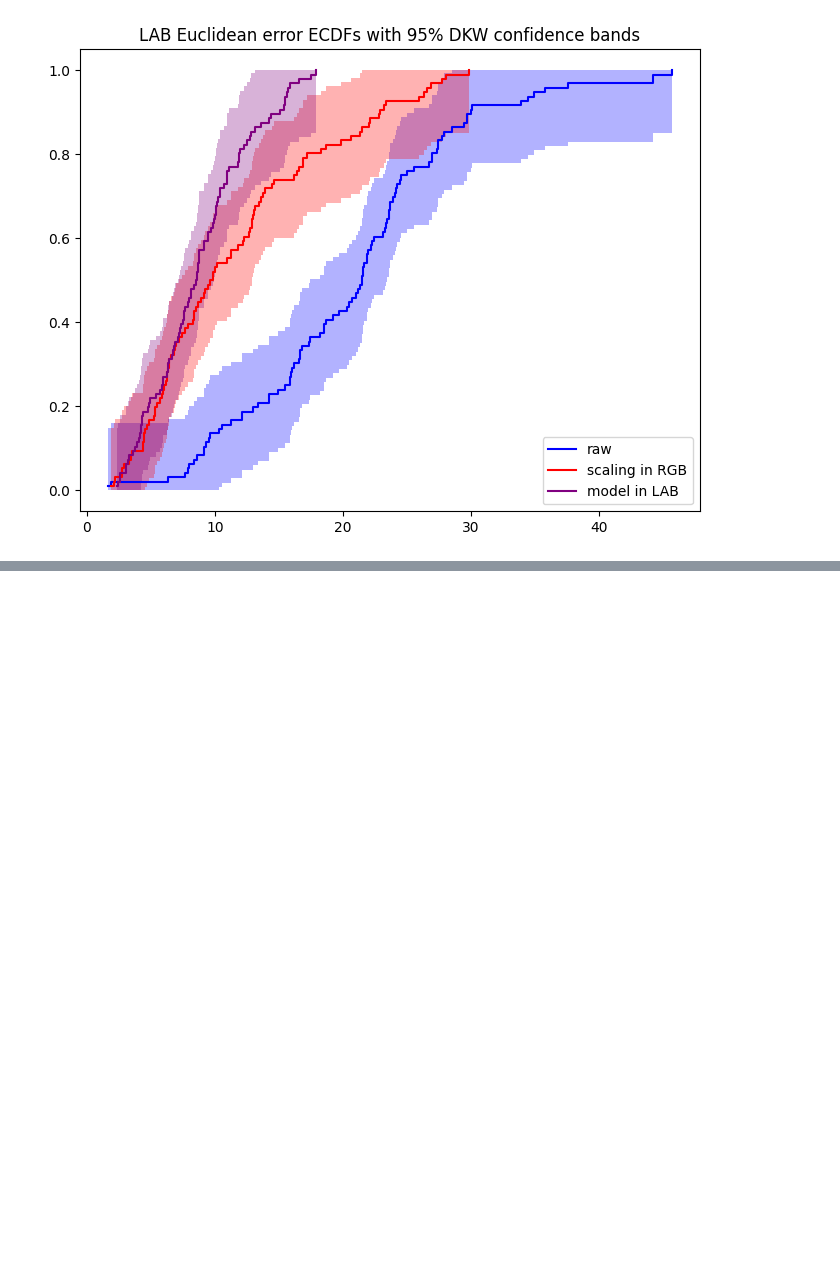
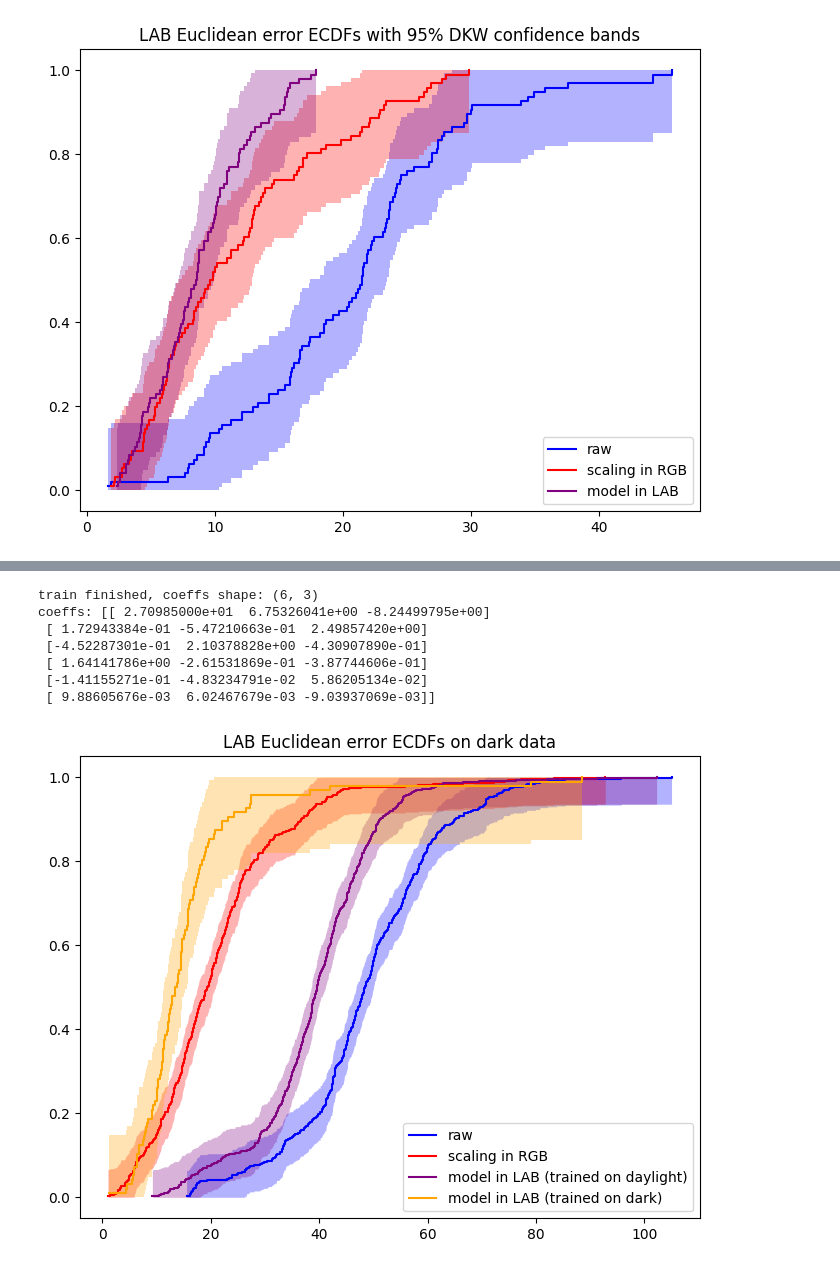
Before and after one commit to takiisme/Colormeter, a Jupyter notebook: presentation.ipynb, the cells around one changed output, grey strips where cells are left out. Saved outputs shown, nothing was run; the diff lists cells and outputs as text; code cells hidden in the pictures; blank space fills up the shorter version.

Commit message:
doc: add to presentation the results on extreme lighting conditions

```diff
--- a/presentation.ipynb
+++ b/presentation.ipynb
@@ -233,0 +243,72 @@ plt.show()
+# %%
+# Scaling and model (trained on daylight data) applied to dark data
+df_dark1 = load_data("Data/Tai4.json")
+df_dark1["lighting_condition"] = "dark"
+df_dark2 = load_data("Data/Zhi3.json")
+df_dark2["lighting_condition"] = "dark"
+
+df_dark = pd.concat([df_dark1, df_dark2], ignore_index=True)
+for prefix in ["color_r4_", "gt__"]:
+    df_dark = convert_rgb_cols(df_dark, prefix, to=ColorSpace.HSV)
+    df_dark = convert_rgb_cols(df_dark, prefix, to=ColorSpace.LAB)
+
+# Scaling applied to dark data
+df_dark_scaling = corrector_scaling.apply_correction(df_dark.copy())
+for prefix in ["color_r4_", "gt__", "correction_r4_"]:
+    # df_dark_scaling = convert_rgb_cols(df_dark_scaling, prefix, to=ColorSpace.HSV)
+    df_dark_scaling = convert_rgb_cols(df_dark_scaling, prefix, to=ColorSpace.LAB)
+
+# Model trained on daylight data applied to dark data
+df_dark_model_lab = corrector_model_lab.apply_correction(df_dark.copy())
+for prefix in ["color_r4_", "gt__"]:
+    # df_dark_model_lab = convert_rgb_cols(df_dark_model_lab, prefix, to=ColorSpace.HSV)
+    df_dark_model_lab = convert_rgb_cols(df_dark_model_lab, prefix, to=ColorSpace.LAB)
+
+# Train a model in LAB space on dark data
+corrector_dark_model_lab = CorrectionByModel(space=ColorSpace.LAB, boundary_penalty_factor=0.0)
+df_dark_train = df_dark.sample(frac=0.8, random_state=42)
+df_dark_test = df_dark.drop(df_dark_train.index)
+corrector_dark_model_lab.train(df_dark_train)
+df_dark_model_lab_trained = corrector_dark_model_lab.apply_correction(df_dark_test)
+for prefix in ["color_r4_", "gt__"]:
+    # df_dark_model_lab_trained = convert_rgb_cols(df_dark_model_lab_trained, prefix, to=ColorSpace.HSV)
+    df_dark_model_lab_trained = convert_rgb_cols(df_dark_model_lab_trained, prefix, to=ColorSpace.LAB)
+
+eucl_raw_lab = np.sqrt(
+    (df_dark["color_r4_l"] - df_dark["gt__l"])**2 + \
+    (df_dark["color_r4_a"] - df_dark["gt__a"])**2 + \
+    (df_dark["color_r4_b"] - df_dark["gt__b"])**2
+)
+eucl_scaling_lab = np.sqrt(
+    (df_dark_scaling["correction_r4_l"] - df_dark_scaling["gt__l"])**2 + \
+    (df_dark_scaling["correction_r4_a"] - df_dark_scaling["gt__a"])**2 + \
+    (df_dark_scaling["correction_r4_b"] - df_dark_scaling["gt__b"])**2
+)
+eucl_model_lab = np.sqrt(
+    (df_dark_model_lab["correction_r4_l"] - df_dark_model_lab["gt__l"])**2 + \
+    (df_dark_model_lab["correction_r4_a"] - df_dark_model_lab["gt__a"])**2 + \
+    (df_dark_model_lab["correction_r4_b"] - df_dark_model_lab["gt__b"])**2
+)
+eucl_model_lab_trained = np.sqrt(
+    (df_dark_model_lab_trained["correction_r4_l"] - df_dark_model_lab_trained["gt__l"])**2 + \
+    (df_dark_model_lab_trained["correction_r4_a"] - df_dark_model_lab_trained["gt__a"])**2 + \
+    (df_dark_model_lab_trained["correction_r4_b"] - df_dark_model_lab_trained["gt__b"])**2
+)
+
+fig, ax = plt.subplots(figsize=(8, 6))
+ax.set_title("LAB Euclidean error ECDFs on dark data")
+ax = plot_ecdf(ax, eucl_raw_lab, label="raw", color='blue')
+ax = plot_ecdf(ax, eucl_scaling_lab, label="scaling in RGB", color='red')
+ax = plot_ecdf(ax, eucl_model_lab, label="model in LAB (trained on daylight)", color='purple')
+ax = plot_ecdf(ax, eucl_model_lab_trained, label="model in LAB (trained on dark)", color='orange')
+ax.legend()
+plt.show()
+# %% [output]
+train finished, coeffs shape: (6, 3)
+coeffs: [[ 2.70985000e+01  6.75326041e+00 -8.24499795e+00]
+ [ 1.72943384e-01 -5.47210663e-01  2.49857420e+00]
+ [-4.52287301e-01  2.10378828e+00 -4.30907890e-01]
+ [ 1.64141786e+00 -2.61531869e-01 -3.87744606e-01]
+ [-1.41155271e-01 -4.83234791e-02  5.86205134e-02]
+ [ 9.88605676e-03  6.02467679e-03 -9.03937069e-03]]
+[figure, added]
```
Also changed, not shown: parts of 14 cells of this notebook, 1 other file.
